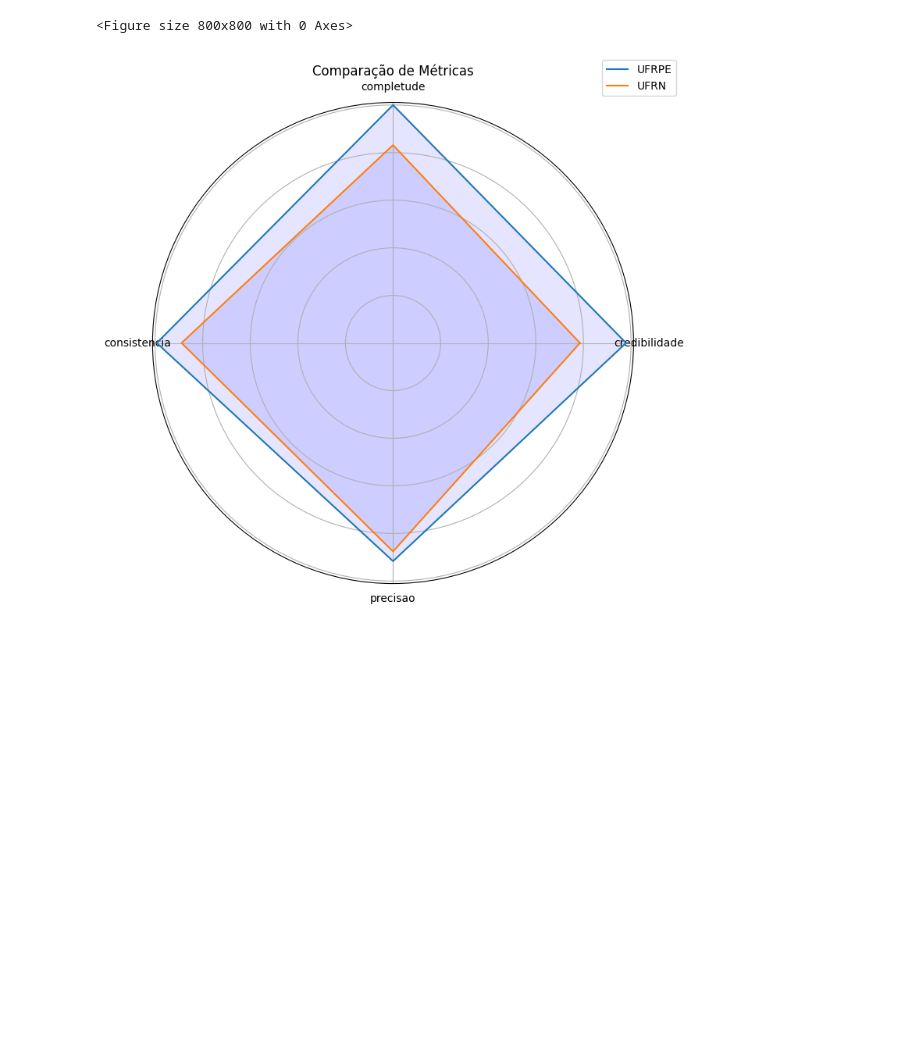
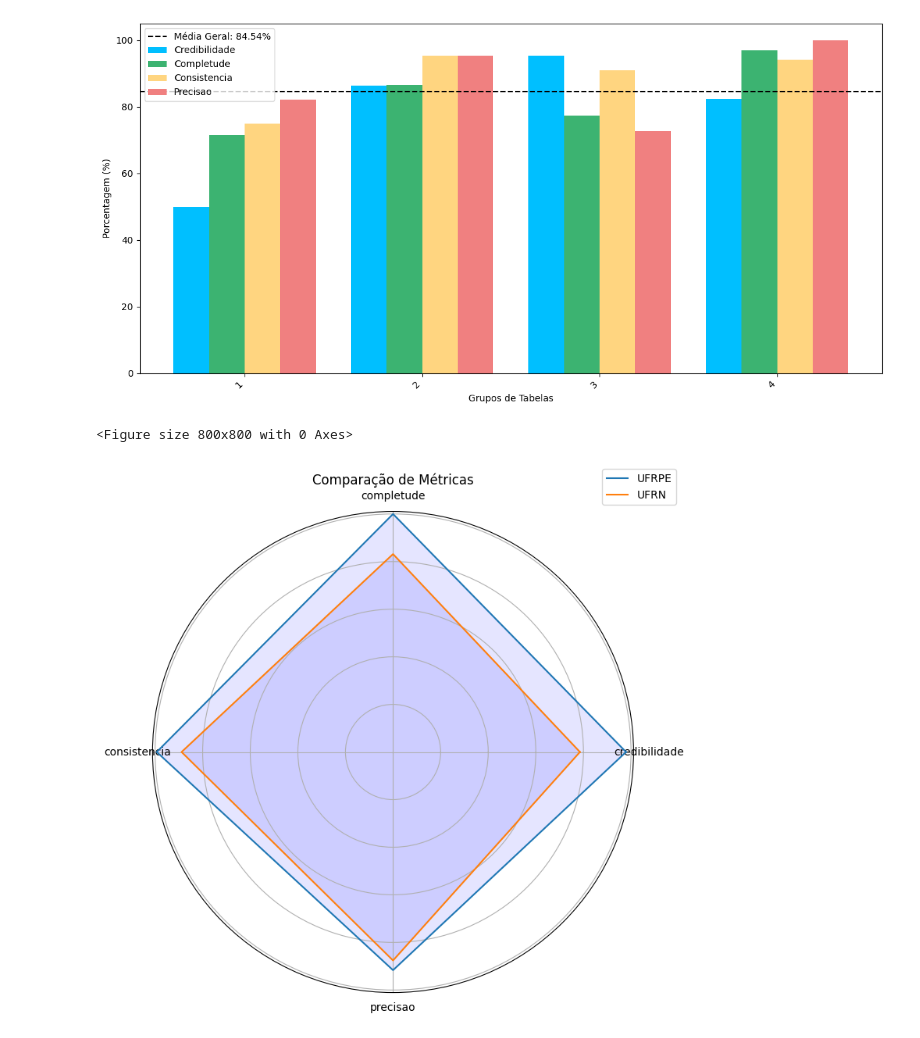
Before and after one commit to JuanMenezes/meta-qd, a Jupyter notebook: data/analysis/notebook_to_plot.ipynb, the cells around one changed output. Drawn from its saved outputs; the diff is of its cells as text; code cells hidden in the pictures; blank space fills up the shorter version.

```diff
--- a/data/analysis/notebook_to_plot.ipynb
+++ b/data/analysis/notebook_to_plot.ipynb
@@ -125,3 +183,57 @@ dtype: float64
+# %%
+# Carregar os dados do CSV usando o pandas
+import pandas as pd
+dados_ufrn = pd.read_csv('/home/juan/Documents/Codes/meta-qd/data/analysis/metricas_ufrn.csv')
+# Converter os dados de float para porcentagem
+dados_ufrn['credibilidade'] *= 100
+dados_ufrn['completude'] *= 100
+dados_ufrn['consistencia'] *= 100
+dados_ufrn['precisao'] *= 100
+
+# Identificar grupos com métricas idênticas
+agrupamentos = dados_ufrn.groupby(['credibilidade', 'completude', 'consistencia', 'precisao']).agg({
+    'id_tabela': lambda x: ','.join(x.astype(str)),
+    'nome_da_tabela': lambda x: ','.join(x)
+}).reset_index()
+
+# Ordenar os agrupamentos pela ordem numérica dos IDs das tabelas
+agrupamentos['id_tabela_num'] = agrupamentos['id_tabela'].apply(lambda x: int(x.split(',')[0]))
+agrupamentos = agrupamentos.sort_values(by='id_tabela_num').drop(columns=['id_tabela_num'])
+
+
+# Definir cores suaves para cada métrica
+cores = {
+    'credibilidade': '#00BFFF',  # DeepSkyBlue
+    'completude': '#3CB371',     # MediumSeaGreen
+    'consistencia': '#FFD580', # Amarelo
+    'precisao': '#F08080' # Light Coral
+}
+
+# Configurar as posições das barras para cada grupo/metadado
+posicoes = np.arange(len(agrupamentos['id_tabela']))
+largura_barra = 0.2
+
+# Criar gráfico de barras agrupadas
+plt.figure(figsize=(12, 6))
+
+for i, metrica in enumerate(agrupamentos.columns[:4]):
+    plt.bar(posicoes + i * largura_barra, agrupamentos[metrica], width=largura_barra, color=cores[metrica], label=metrica.capitalize())
+
+# Calcular a média geral usando os dados originais (não agrupados)
+media_geral = dados_ufrn[['credibilidade', 'completude', 'consistencia', 'precisao']].mean().mean()
+plt.axhline(y=media_geral, color='black', linestyle='--', label=f'Média Geral: {round(media_geral, 2)}%')
+
+# Ajustar rótulos e título
+plt.xlabel('Grupos de Tabelas')
+plt.ylabel('Porcentagem (%)')
+plt.xticks(posicoes + largura_barra * 1.5, agrupamentos['id_tabela'], rotation=45, ha='right')
+plt.legend()
+plt.tight_layout()
+
+# Exibir o gráfico
+plt.show()
+# %% [output]
+[figure, added]
 # %%
 import numpy as np
 import matplotlib.pyplot as plt
```
Also changed, not shown: parts of 3 cells of this notebook, 2 other files.
